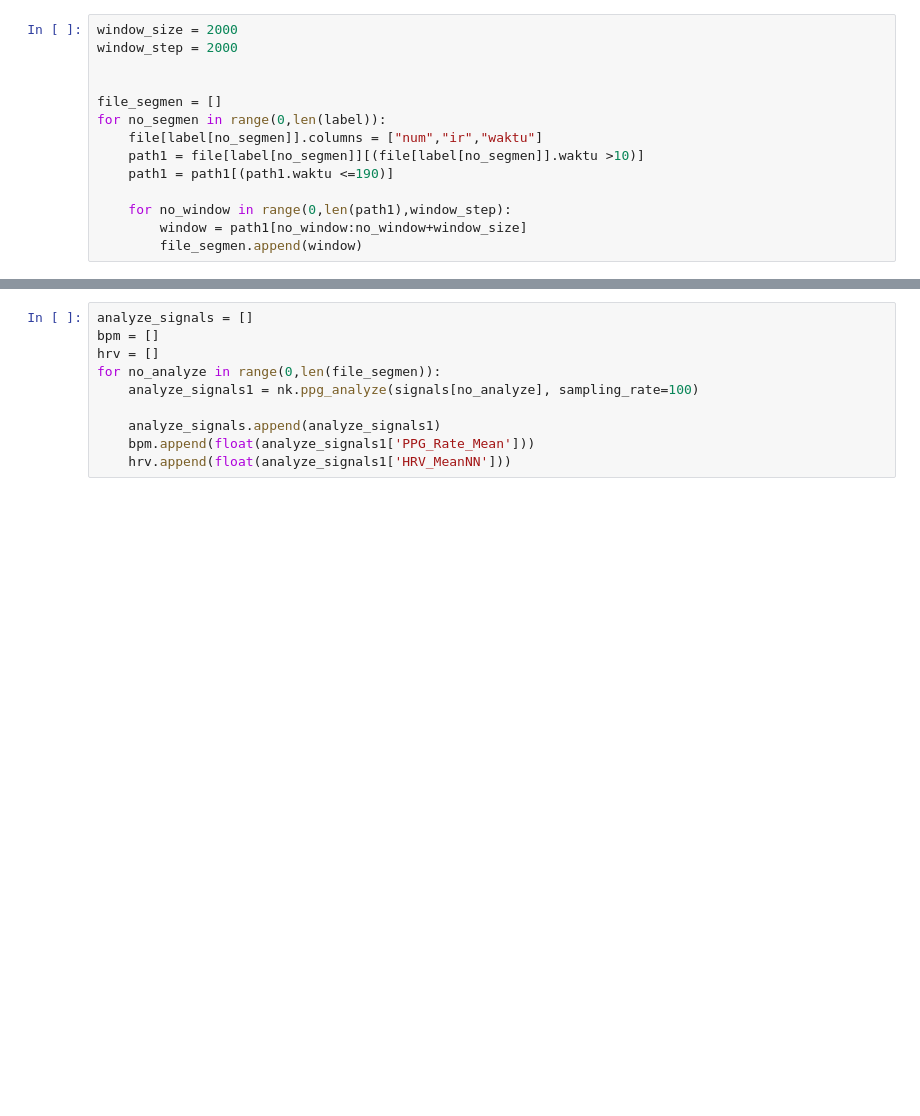
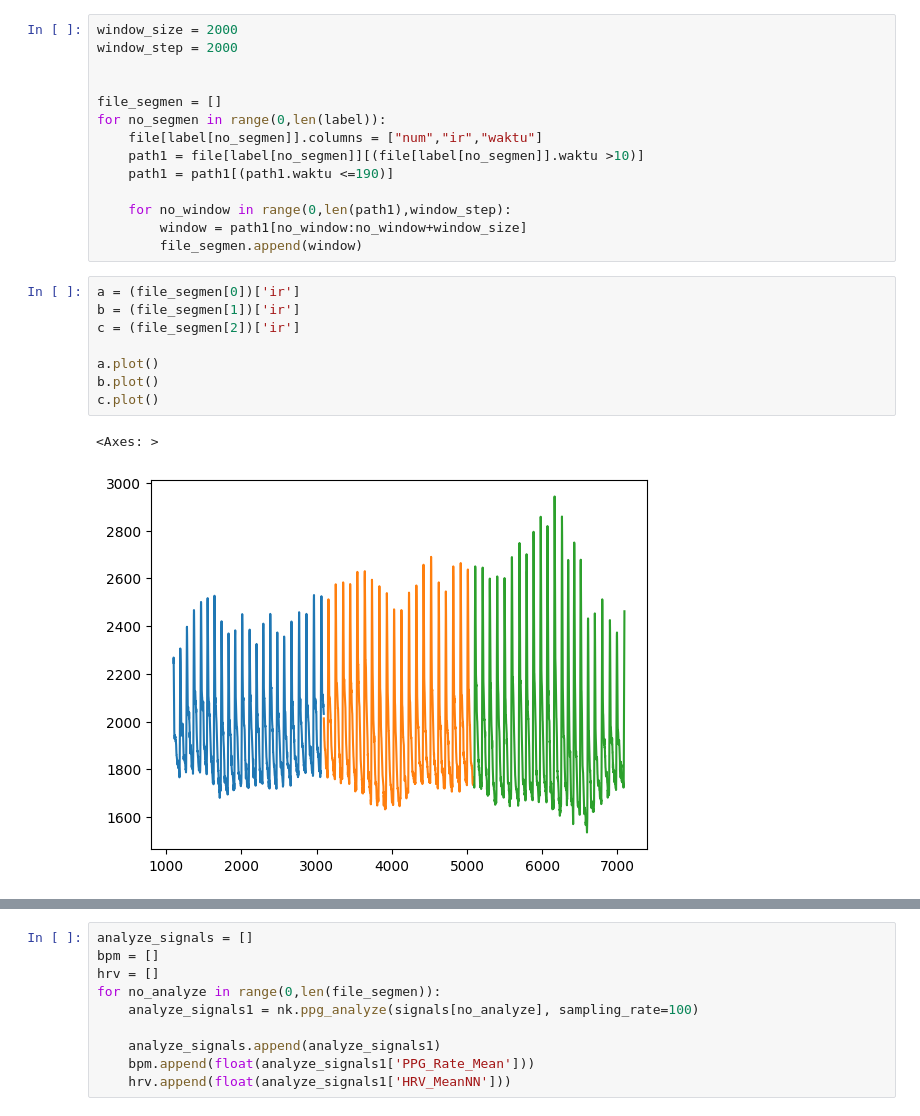
Before and after one commit to Alwafauzan/skripsi, a Jupyter notebook: DASS/OLAH_DATA_FIX.ipynb, the cells around one changed output, grey strips where cells are left out. Cells and saved outputs as stored; diff of their text form; blank space fills up the shorter version.

```diff
--- a/DASS/OLAH_DATA_FIX.ipynb
+++ b/DASS/OLAH_DATA_FIX.ipynb
@@ -32,3 +38,14 @@ for no_segmen in range(0,len(label)):
     for no_window in range(0,len(path1),window_step):
         window = path1[no_window:no_window+window_size]
         file_segmen.append(window)
+# %%
+a = (file_segmen[0])['ir']
+b = (file_segmen[1])['ir']
+c = (file_segmen[2])['ir']
+
+a.plot()
+b.plot()
+c.plot()
+# %% [output]
+<Axes: >
+[figure, added]
```
Also changed, not shown: parts of 17 cells of this notebook, 48 other files.
